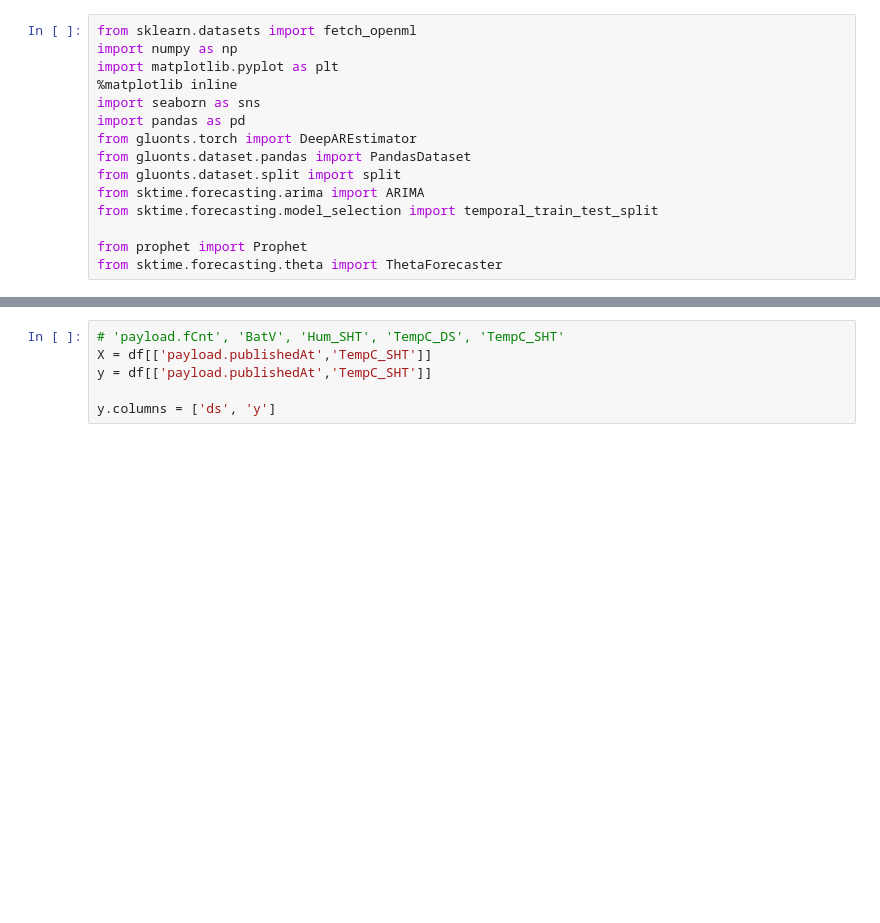
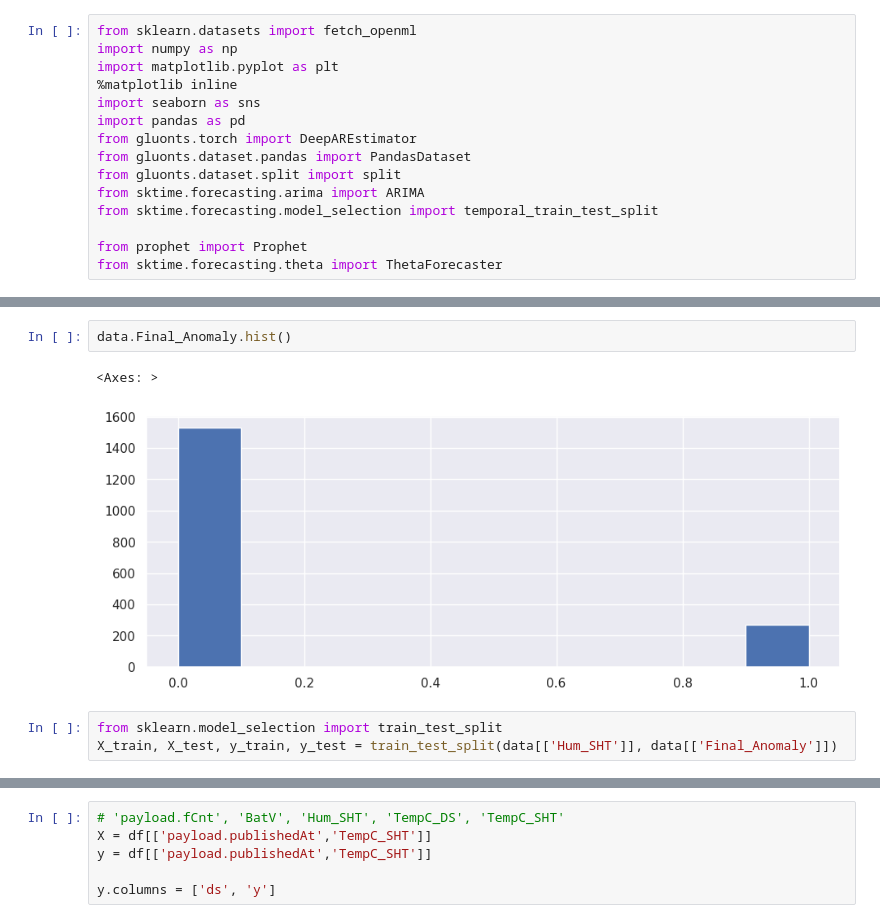
Before and after one commit to MuayThaiLegz/PracticeCrazy, a Jupyter notebook: Untitled10.ipynb, the cells around one changed output, grey strips where cells are left out. Cells and saved outputs as stored; diff of their text form; blank space fills up the shorter version.

```diff
--- a/Untitled10.ipynb
+++ b/Untitled10.ipynb
@@ -36,0 +114,8 @@ df = data[['payload.publishedAt','TempC_SHT']]
+# %%
+data.Final_Anomaly.hist()
+# %% [output]
+<Axes: >
+[figure, added]
+# %%
+from sklearn.model_selection import train_test_split
+X_train, X_test, y_train, y_test = train_test_split(data[['Hum_SHT']], data[['Final_Anomaly']])
```
Also changed, not shown: parts of 46 cells of this notebook.
